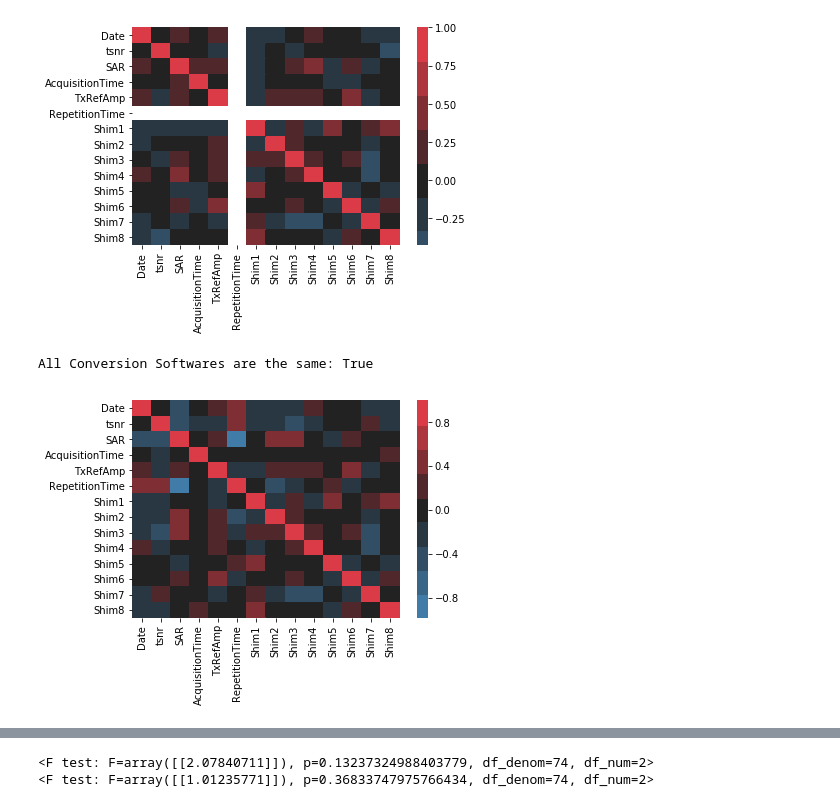
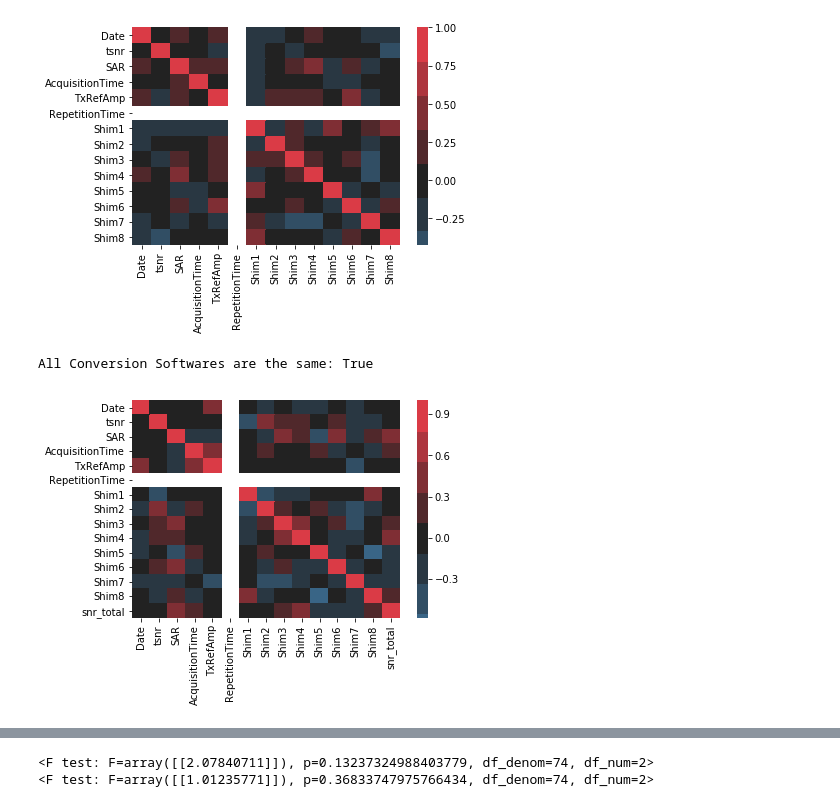
Before and after one commit to proj-nuisance/nuisance, a Jupyter notebook: ipy/nuisance.ipynb, the cells around one changed output, grey strips where cells are left out. Saved outputs shown, nothing was run; the diff lists cells and outputs as text; code cells hidden in the pictures.

```diff
--- a/ipy/nuisance.ipynb
+++ b/ipy/nuisance.ipynb
@@ -27,10 +105,10 @@ analyses('../data/extractions/p2_BOLD.csv')
 All Conversion Softwares are the same: True
 [figure]
 # %%
-analyses('../data/extractions/p2X_BOLD.csv')
+analyses('../data/extractions/p2_BOLD_snr.csv')
 # %% [output]
 All Conversion Softwares are the same: True
-[figure, old version]
+[figure, new version]
 # %%
 files = pd.read_csv('../data/extractions/p2_BOLD.csv')
 df = pd.DataFrame(files,columns=['Date', 'tsnr', 'TxRefAmp', 'AcquisitionTime', 'SAR',
```
Also changed, not shown: parts of 18 cells of this notebook.
